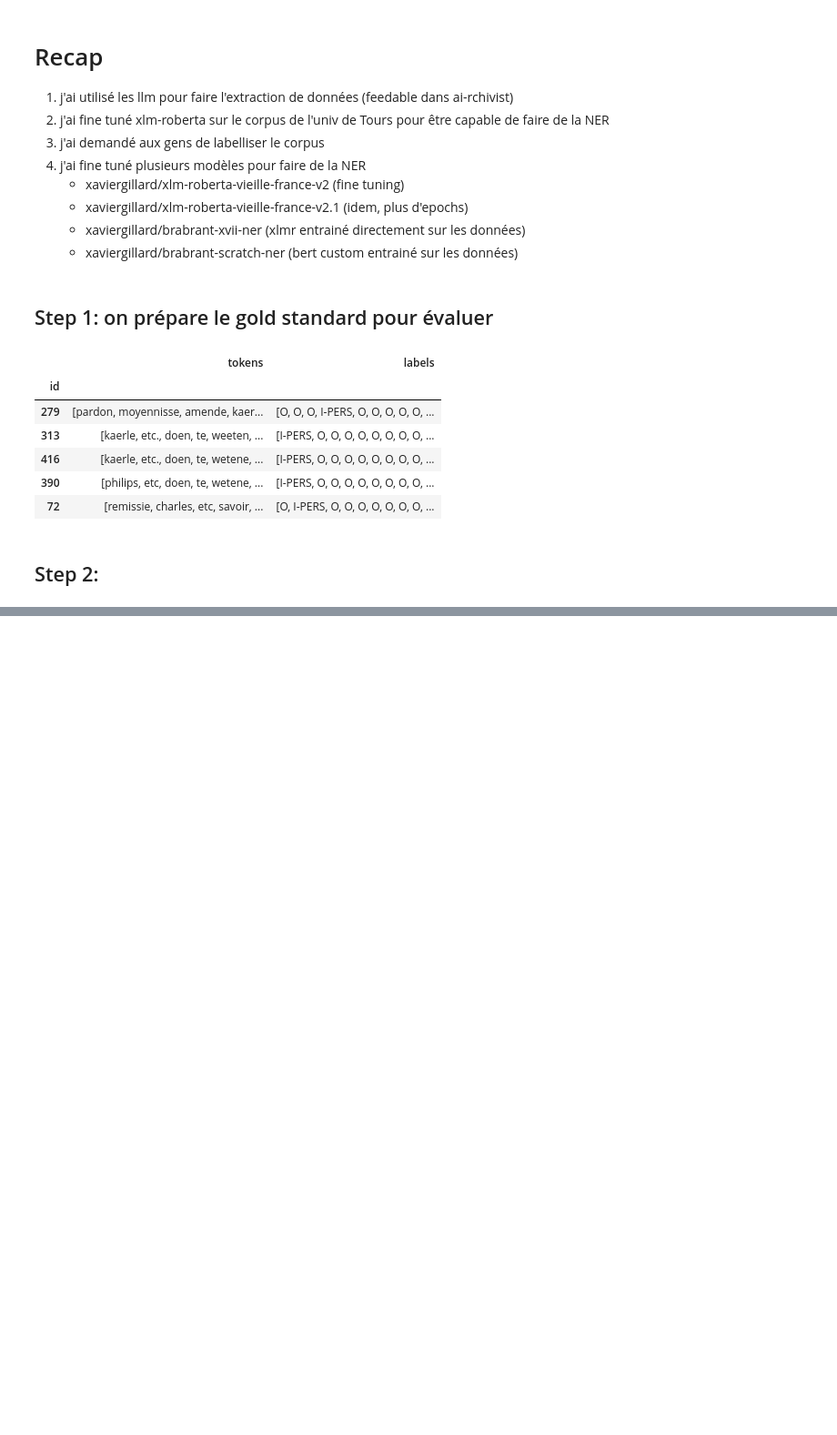
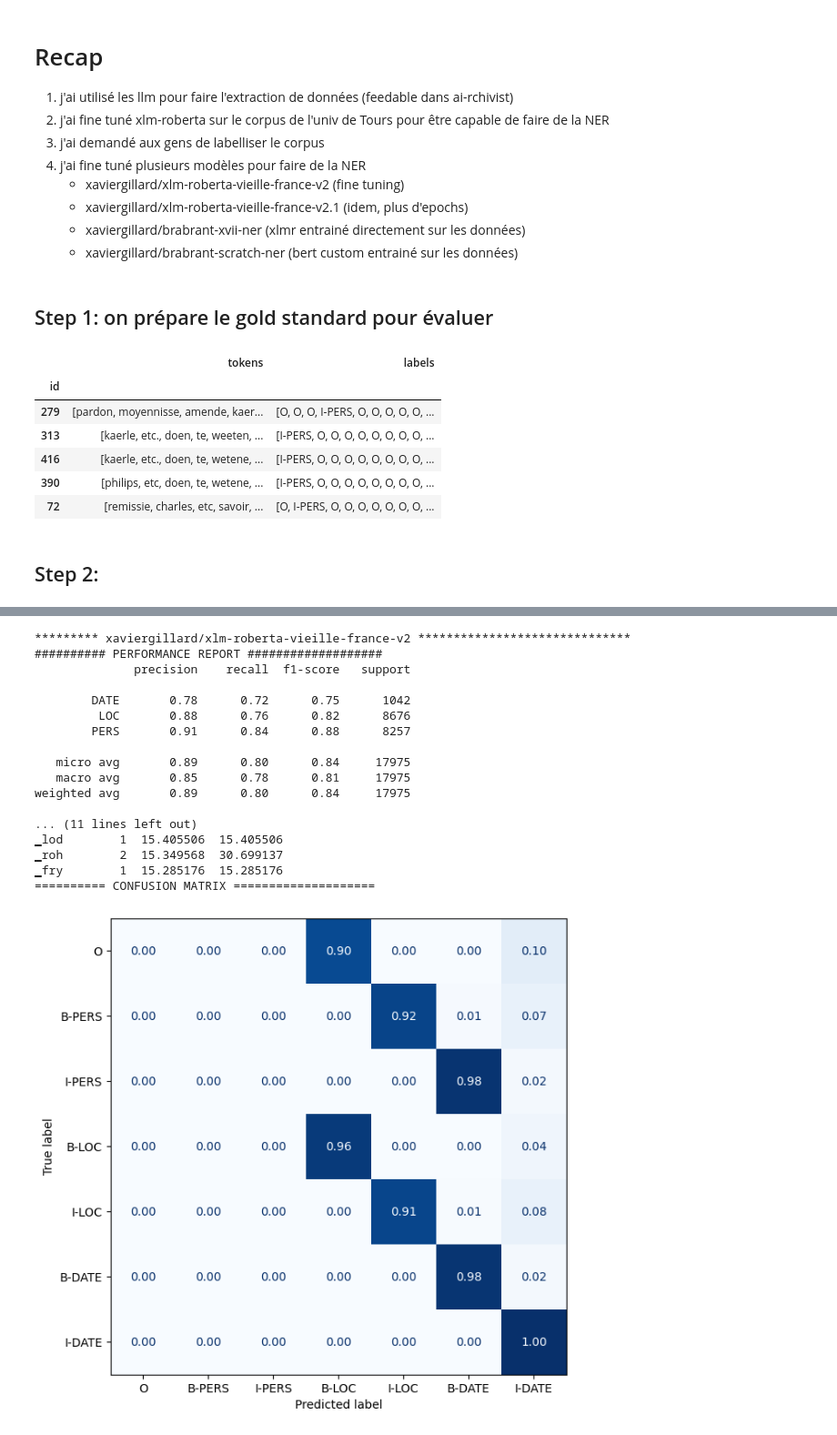
Before and after one commit to xgillard/xp-airchivist, a Jupyter notebook: recap/recap.ipynb, the cells around one changed output, grey strips where cells are left out. Shown at 91% size. Saved outputs shown, nothing was run; the diff lists cells and outputs as text; code cells hidden in the pictures; blank space fills up the shorter version.

```diff
--- a/recap/recap.ipynb
+++ b/recap/recap.ipynb
@@ -207,0 +290,24 @@ KeyboardInterrupt:
+# %%
+checkpoint = "xaviergillard/xlm-roberta-vieille-france-v2"
+tokenizer  = AutoTokenizer.from_pretrained("xaviergillard/xlm-roberta-large-vieille-france")
+model      = AutoModelForTokenClassification.from_pretrained(checkpoint).eval().to(device)
+ds2        = assess_performance(checkpoint, model, tokenizer, gold)
+# %% [output]
+********* xaviergillard/xlm-roberta-vieille-france-v2 ******************************
+########## PERFORMANCE REPORT ###################
+              precision    recall  f1-score   support
+
+        DATE       0.78      0.72      0.75      1042
+         LOC       0.88      0.76      0.82      8676
+        PERS       0.91      0.84      0.88      8257
+
+   micro avg       0.89      0.80      0.84     17975
+   macro avg       0.85      0.78      0.81     17975
+weighted avg       0.89      0.80      0.84     17975
+
+... (11 lines left out)
+▁lod        1  15.405506  15.405506
+▁roh        2  15.349568  30.699137
+▁fry        1  15.285176  15.285176
+========== CONFUSION MATRIX ====================
+[figure, added]
```
Also changed, not shown: parts of 14 cells of this notebook, 25 other files.
